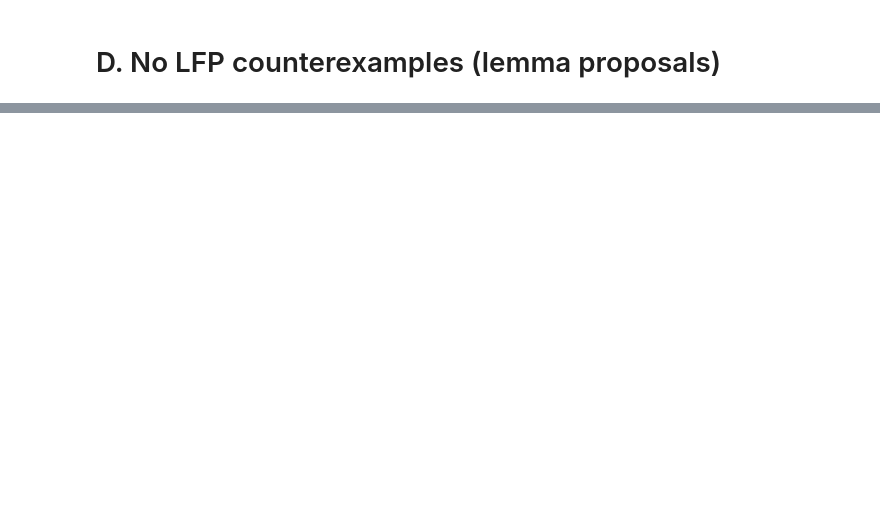
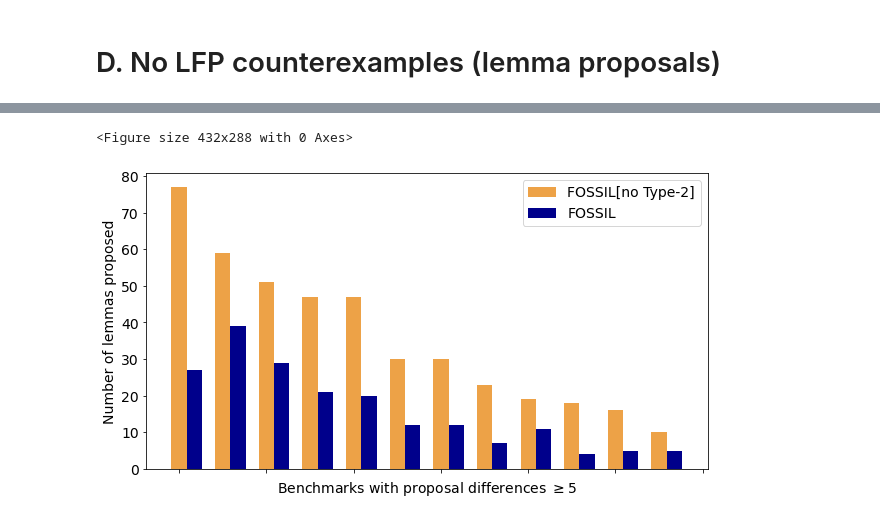
Before and after one commit to muraliadithya/FOSSIL, a Jupyter notebook: plotting/plotter.ipynb, the cells around one changed output, grey strips where cells are left out. Saved outputs shown, nothing was run; the diff lists cells and outputs as text; code cells hidden in the pictures; blank space fills up the shorter version.

```diff
--- a/plotting/plotter.ipynb
+++ b/plotting/plotter.ipynb
@@ -78,0 +87,7 @@ M = max([max(nocex_prop), max(cex_prop)])
+# %%
+filt = (abs(x_prop - y_prop) >= 5)
+pretty_bar(x_prop[filt], y_prop[filt], x_title=r'Benchmarks with proposal differences $\geq 5$',
+           savename='bar_FOSSIL_lemmas-proposed-geq5.png')
+# %% [output]
+<Figure size 432x288 with 0 Axes>
+[figure, added]
```
Also changed, not shown: parts of 6 cells of this notebook, 15 other files.
